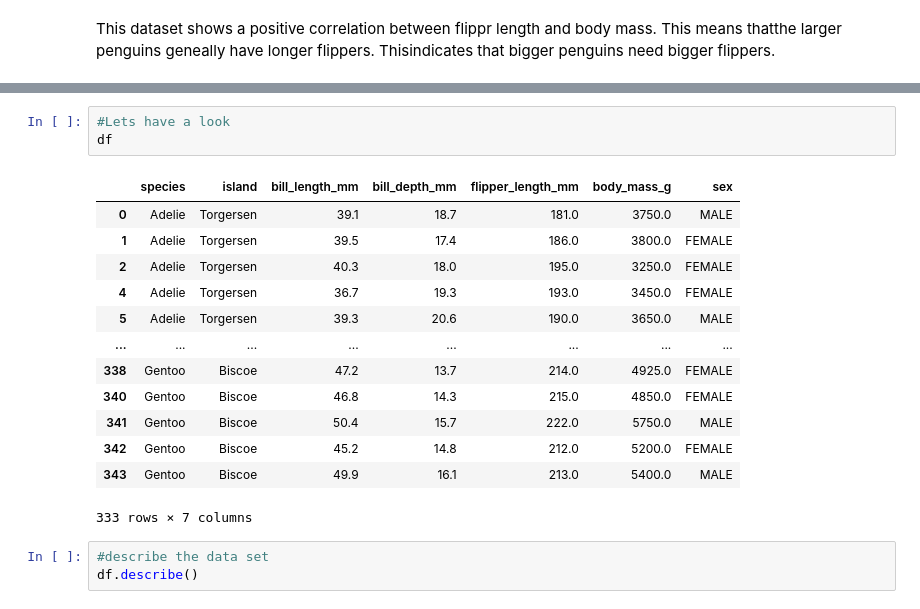
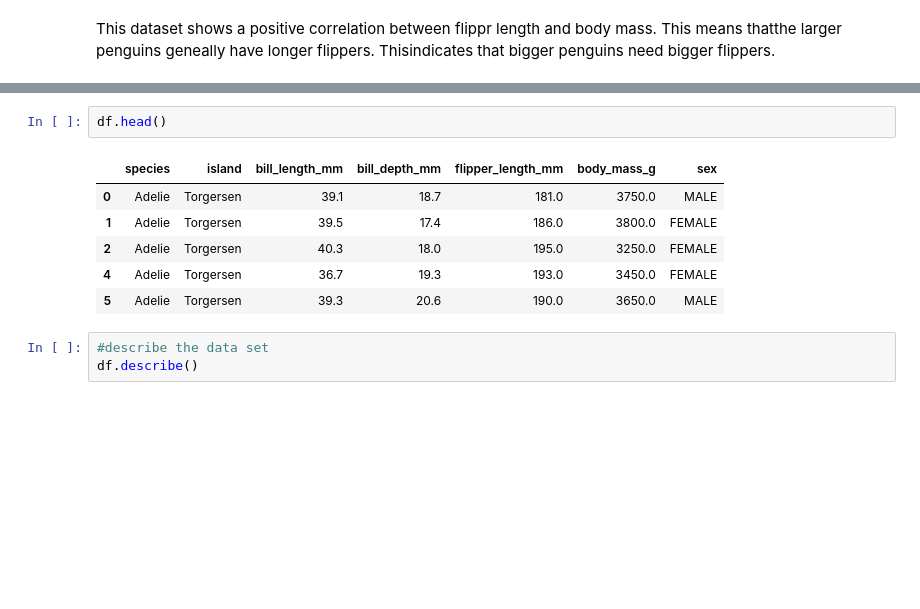
Before and after one commit to aoifeflav/principles-of-data-analytics-mywork, a Jupyter notebook: penguins.ipynb, the cells around one changed output, grey strips where cells are left out. Saved outputs shown, nothing was run; the diff lists cells and outputs as text; blank space fills up the shorter version.

```diff
--- a/penguins.ipynb
+++ b/penguins.ipynb
@@ -152,23 +195,15 @@ ax.legend()
 fig.tight_layout()
 # %% [output]
 [figure]
-# %%
-#Lets have a look
-df
-# %% [output]
-|  | species | island | bill_length_mm | bill_depth_mm | flipper_length_mm | body_mass_g | sex |
-| 0 | Adelie | Torgersen | 39.1 | 18.7 | 181.0 | 3750.0 | MALE |
-| 1 | Adelie | Torgersen | 39.5 | 17.4 | 186.0 | 3800.0 | FEMALE |
-| 2 | Adelie | Torgersen | 40.3 | 18.0 | 195.0 | 3250.0 | FEMALE |
-| 4 | Adelie | Torgersen | 36.7 | 19.3 | 193.0 | 3450.0 | FEMALE |
-| 5 | Adelie | Torgersen | 39.3 | 20.6 | 190.0 | 3650.0 | MALE |
-| ... | ... | ... | ... | ... | ... | ... | ... |
-| 338 | Gentoo | Biscoe | 47.2 | 13.7 | 214.0 | 4925.0 | FEMALE |
-| 340 | Gentoo | Biscoe | 46.8 | 14.3 | 215.0 | 4850.0 | FEMALE |
-| 341 | Gentoo | Biscoe | 50.4 | 15.7 | 222.0 | 5750.0 | MALE |
-| 342 | Gentoo | Biscoe | 45.2 | 14.8 | 212.0 | 5200.0 | FEMALE |
-| 343 | Gentoo | Biscoe | 49.9 | 16.1 | 213.0 | 5400.0 | MALE |
-333 rows × 7 columns
+# %%
+df.head()
+# %% [output]
+|  | species | island | bill_length_mm | bill_depth_mm | flipper_length_mm | body_mass_g | sex |
+| 0 | Adelie | Torgersen | 39.1 | 18.7 | 181.0 | 3750.0 | MALE |
+| 1 | Adelie | Torgersen | 39.5 | 17.4 | 186.0 | 3800.0 | FEMALE |
+| 2 | Adelie | Torgersen | 40.3 | 18.0 | 195.0 | 3250.0 | FEMALE |
+| 4 | Adelie | Torgersen | 36.7 | 19.3 | 193.0 | 3450.0 | FEMALE |
+| 5 | Adelie | Torgersen | 39.3 | 20.6 | 190.0 | 3650.0 | MALE |
 # %%
 #describe the data set
 df.describe()
```
Also changed, not shown: parts of 12 cells of this notebook.
